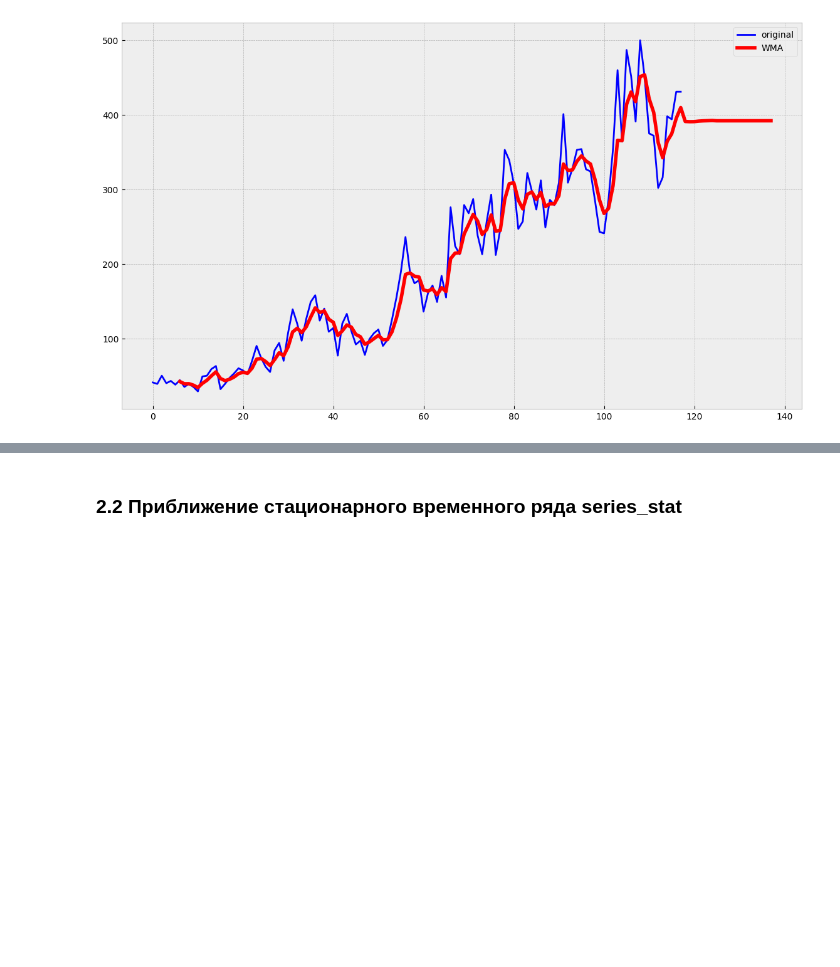
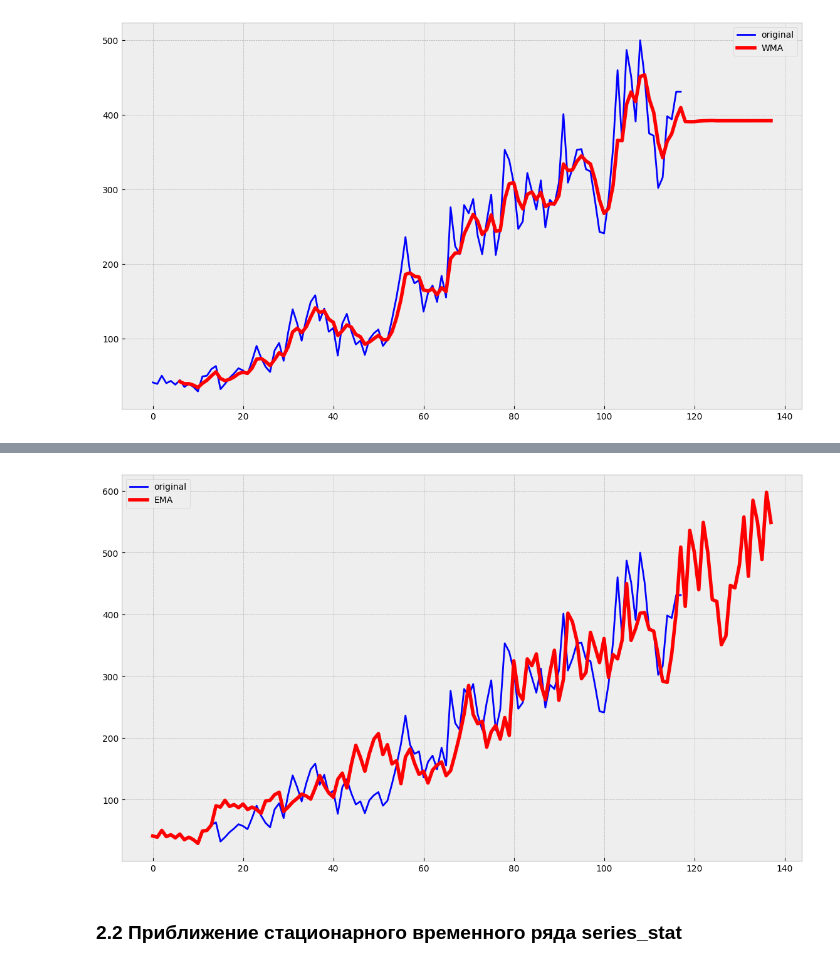
Before and after one commit to BalshowAndrew/time_series, a Jupyter notebook: ts_studying/02_hw_time_series.ipynb, the cells around one changed output, grey strips where cells are left out. Cells and saved outputs as stored; diff of their text form; code cells hidden in the pictures; blank space fills up the shorter version.

```diff
--- a/ts_studying/02_hw_time_series.ipynb
+++ b/ts_studying/02_hw_time_series.ipynb
@@ -196,3 +263,20 @@ with plt.style.context('bmh'):
+# %%
+model = sm.tsa.ExponentialSmoothing(
+    series, trend='add', seasonal='add', seasonal_periods=14
+)
+tes_model = model.fit(
+    smoothing_level=0, smoothing_trend=1, smoothing_seasonal=1
+)
+# tes_series = tes_model.fittedvalues
+tes_pred = pd.concat([tes_model.fittedvalues, tes_model.forecast(20)])
+# %%
+with plt.style.context('bmh'):
+    plt.figure(figsize=(14, 8))
+    plt.plot(series, color='blue',label='original')
+    plt.plot(tes_pred, color='red', linewidth='4', label='EMA')
+    plt.legend()
+# %% [output]
+[figure, added]
 # %% [markdown]
 ### 2.2 Приближение стационарного временного ряда series_stat
 # %% [markdown]
```
Also changed, not shown: parts of 52 cells of this notebook, 1 other file.
